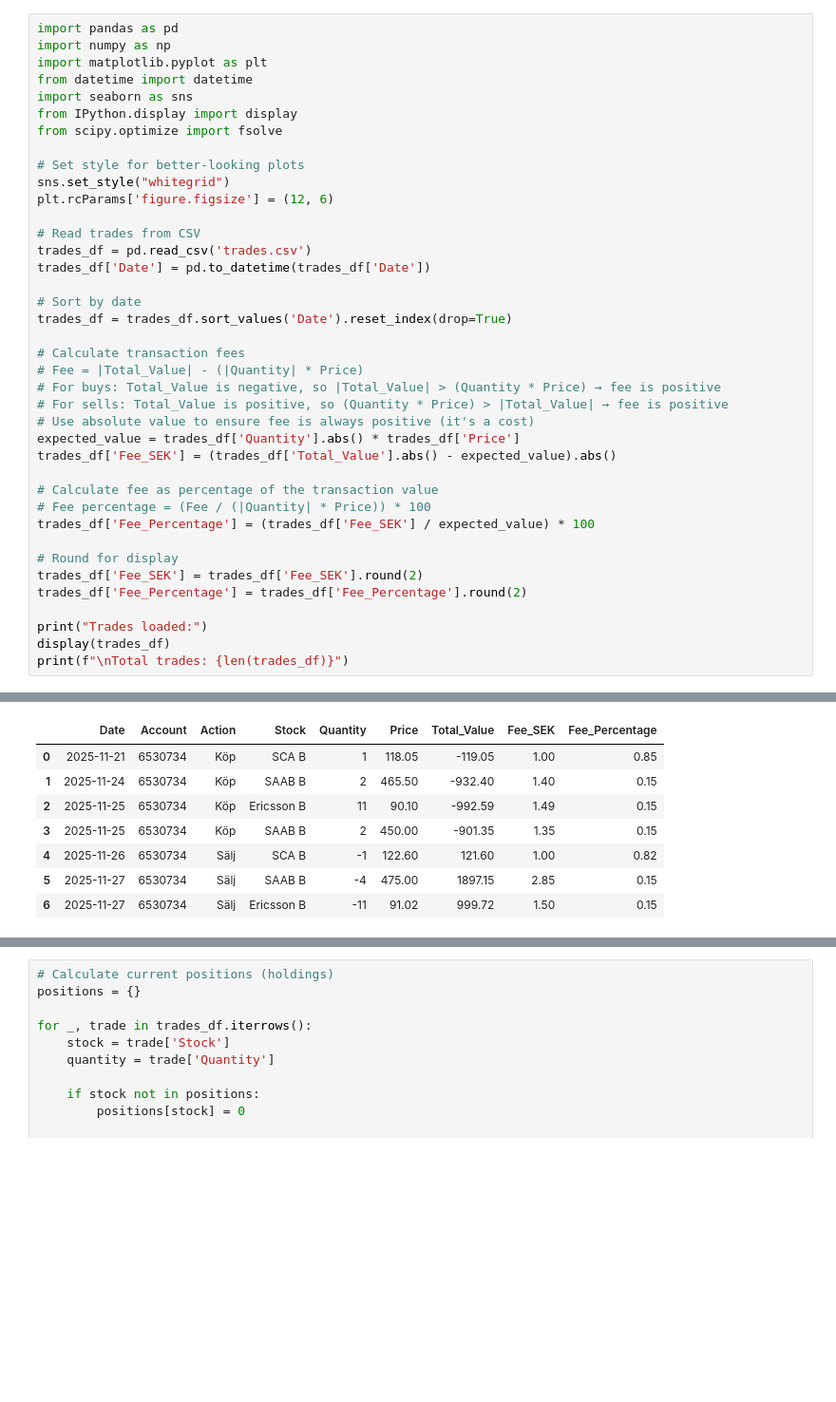
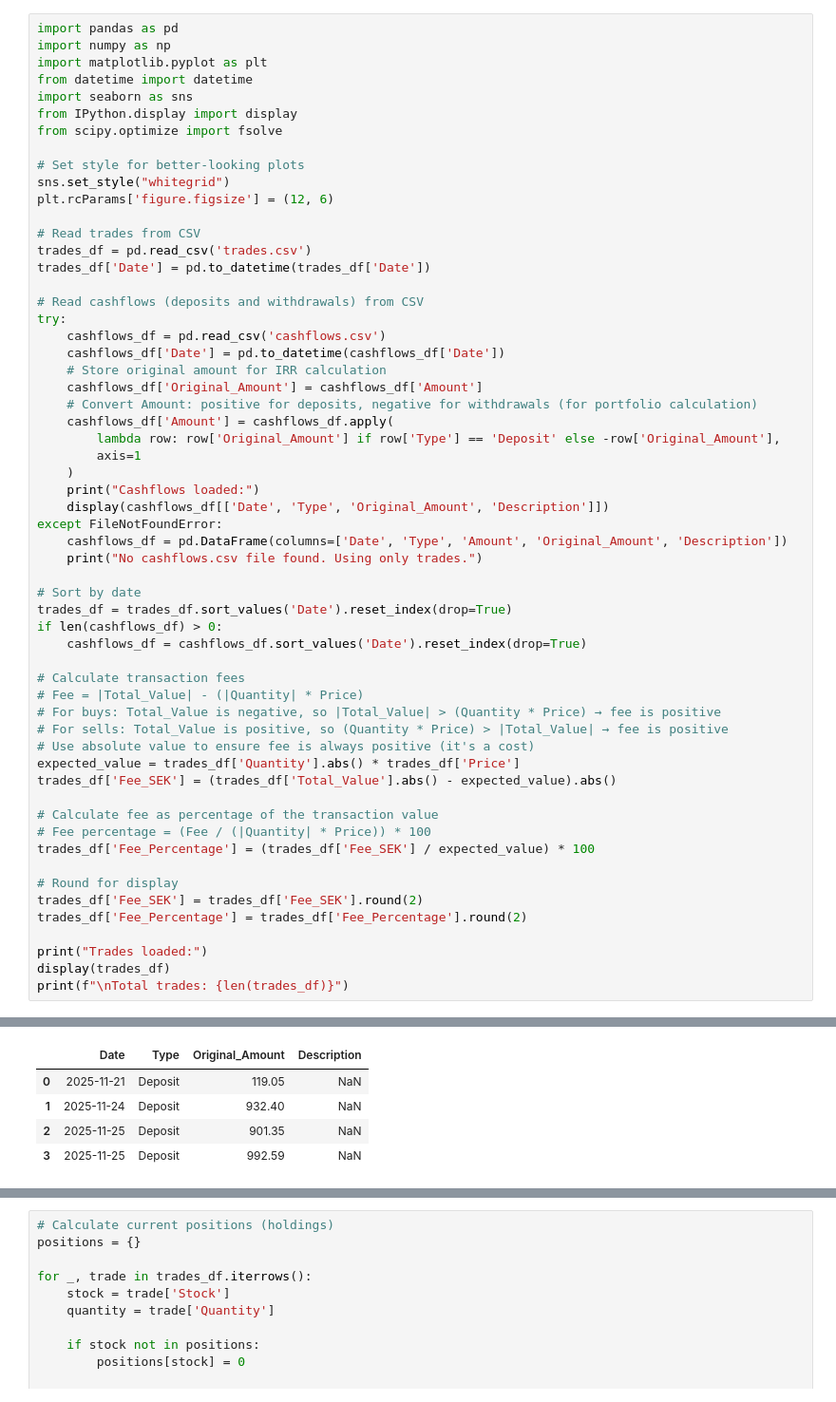
Before and after one commit to fredrikbromee/ace, a Jupyter notebook: portfolio_analysis.ipynb, the cells around one changed output, grey strips where cells are left out. Shown at 95% size. Saved outputs shown, nothing was run; the diff lists cells and outputs as text; blank space fills up the shorter version.

Commit message:
tracks deposits

```diff
--- a/portfolio_analysis.ipynb
+++ b/portfolio_analysis.ipynb
@@ -15,8 +15,27 @@ plt.rcParams['figure.figsize'] = (12, 6)
 trades_df = pd.read_csv('trades.csv')
 trades_df['Date'] = pd.to_datetime(trades_df['Date'])
 
+# Read cashflows (deposits and withdrawals) from CSV
+try:
+    cashflows_df = pd.read_csv('cashflows.csv')
+    cashflows_df['Date'] = pd.to_datetime(cashflows_df['Date'])
+    # Store original amount for IRR calculation
+    cashflows_df['Original_Amount'] = cashflows_df['Amount']
+    # Convert Amount: positive for deposits, negative for withdrawals (for portfolio calculation)
+    cashflows_df['Amount'] = cashflows_df.apply(
+        lambda row: row['Original_Amount'] if row['Type'] == 'Deposit' else -row['Original_Amount'],
+        axis=1
+    )
+    print("Cashflows loaded:")
+    display(cashflows_df[['Date', 'Type', 'Original_Amount', 'Description']])
+except FileNotFoundError:
+    cashflows_df = pd.DataFrame(columns=['Date', 'Type', 'Amount', 'Original_Amount', 'Description'])
+    print("No cashflows.csv file found. Using only trades.")
+
 # Sort by date
 trades_df = trades_df.sort_values('Date').reset_index(drop=True)
+if len(cashflows_df) > 0:
+    cashflows_df = cashflows_df.sort_values('Date').reset_index(drop=True)
 
 # Calculate transaction fees
 # Fee = |Total_Value| - (|Quantity| * Price)
@@ -42,8 +61,5 @@ Trades loaded:
-|  | Date | Account | Action | Stock | Quantity | Price | Total_Value | Fee_SEK | Fee_Percentage |
-| 0 | 2025-11-21 | 6530734 | Köp | SCA B | 1 | 118.05 | -119.05 | 1.00 | 0.85 |
-| 1 | 2025-11-24 | 6530734 | Köp | SAAB B | 2 | 465.50 | -932.40 | 1.40 | 0.15 |
-| 2 | 2025-11-25 | 6530734 | Köp | Ericsson B | 11 | 90.10 | -992.59 | 1.49 | 0.15 |
-| 3 | 2025-11-25 | 6530734 | Köp | SAAB B | 2 | 450.00 | -901.35 | 1.35 | 0.15 |
-| 4 | 2025-11-26 | 6530734 | Sälj | SCA B | -1 | 122.60 | 121.60 | 1.00 | 0.82 |
-| 5 | 2025-11-27 | 6530734 | Sälj | SAAB B | -4 | 475.00 | 1897.15 | 2.85 | 0.15 |
-| 6 | 2025-11-27 | 6530734 | Sälj | Ericsson B | -11 | 91.02 | 999.72 | 1.50 | 0.15 |
+|  | Date | Type | Original_Amount | Description |
+| 0 | 2025-11-21 | Deposit | 119.05 | NaN |
+| 1 | 2025-11-24 | Deposit | 932.40 | NaN |
+| 2 | 2025-11-25 | Deposit | 901.35 | NaN |
+| 3 | 2025-11-25 | Deposit | 992.59 | NaN |
```
Also changed, not shown: parts of 6 cells of this notebook, 3 other files.
